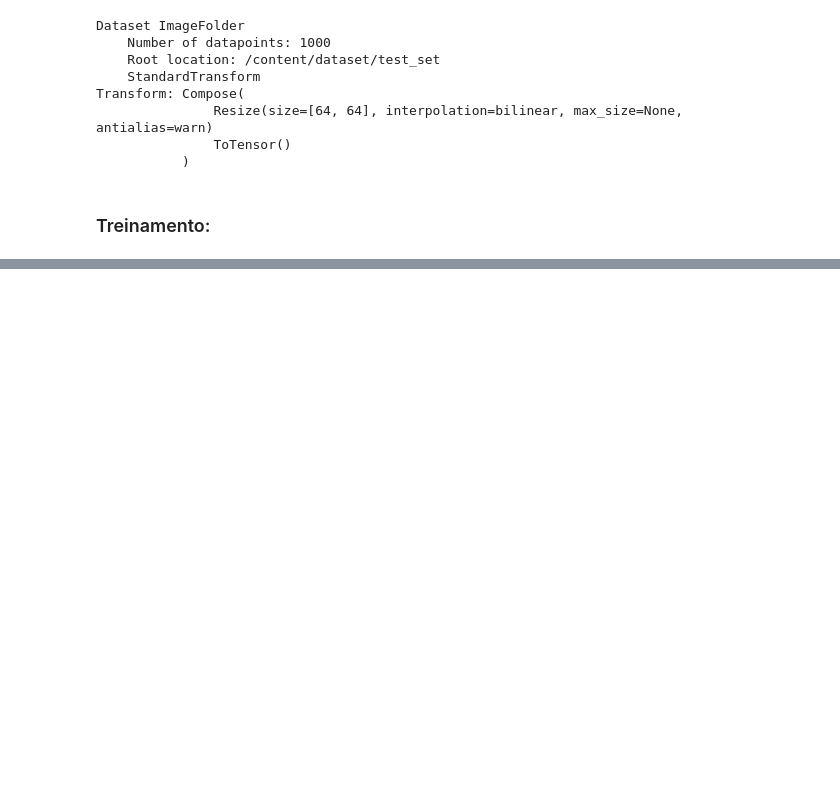
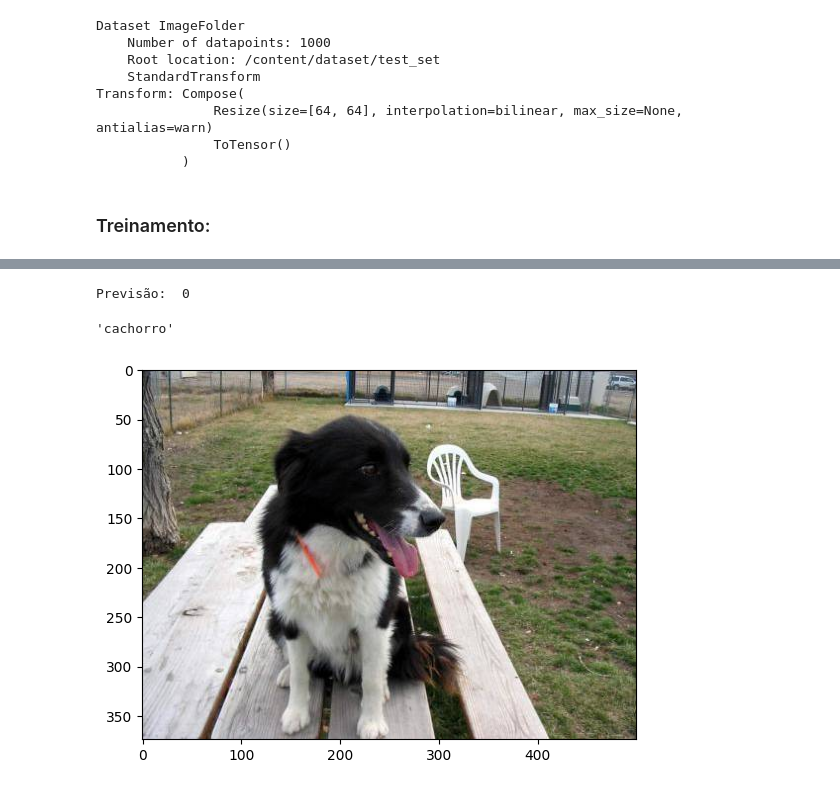
Before and after one commit to Ibsen-Gomes/Convolutional_Neural_Network, a Jupyter notebook: Part_2_Convolutional_Neural_Network.ipynb, the cells around one changed output, grey strips where cells are left out. Saved outputs shown, nothing was run; the diff lists cells and outputs as text; code cells hidden in the pictures; blank space fills up the shorter version.

```diff
--- a/Part_2_Convolutional_Neural_Network.ipynb
+++ b/Part_2_Convolutional_Neural_Network.ipynb
@@ -134,0 +284,9 @@ test_loader = torch.utils.data.DataLoader(test_dataset, batch_size=32, shuffle=T
+# %%
+# Teste com uma imagem:
+
+imagem = '/cachorro/dog.3502.jpg'
+classificar_imagem(imagem)
+# %% [output]
+Previsão:  0
+'cachorro'
+[figure, added]
```
Also changed, not shown: parts of 8 cells of this notebook.
